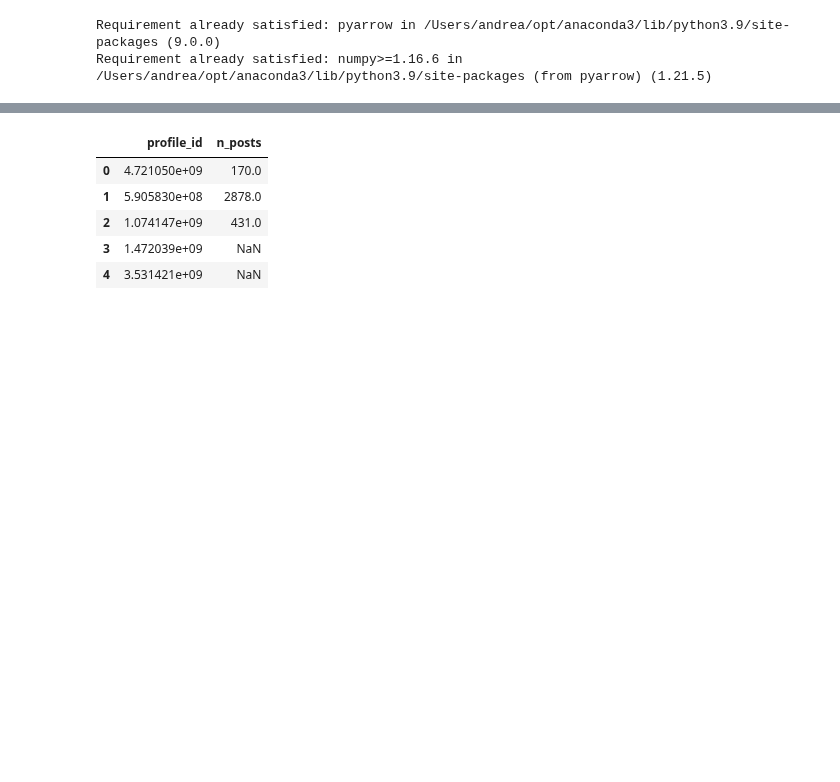
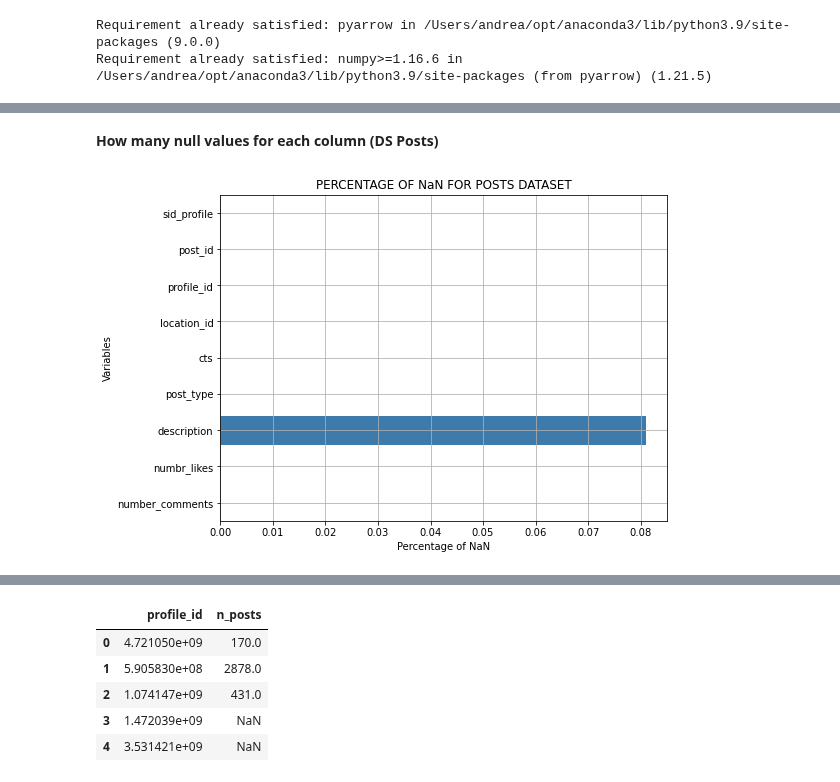
Before and after one commit to Prot10/ADM_HW_2, a Jupyter notebook: adm-andrea.ipynb, the cells around one changed output, grey strips where cells are left out. Cells and saved outputs as stored; diff of their text form; code cells hidden in the pictures; blank space fills up the shorter version.

```diff
--- a/adm-andrea.ipynb
+++ b/adm-andrea.ipynb
@@ -163,0 +243,10 @@ instagram_posts     mean optimized memory usage per entry:  277 B vs  752 B  : 3
+# %% [markdown]
+__How many null values for each column (DS Posts)__
+# %%
+sns.barplot(x=np.array(posts.df.isna().sum())/len(posts.df), y=posts.df.columns.values.tolist(), palette="Blues")
+plt.title("PERCENTAGE OF NaN FOR POSTS DATASET")
+plt.xlabel("Percentage of NaN")
+plt.ylabel("Variables")
+plt.grid()
+# %% [output]
+[figure, added]
```
Also changed, not shown: parts of 34 cells of this notebook.
